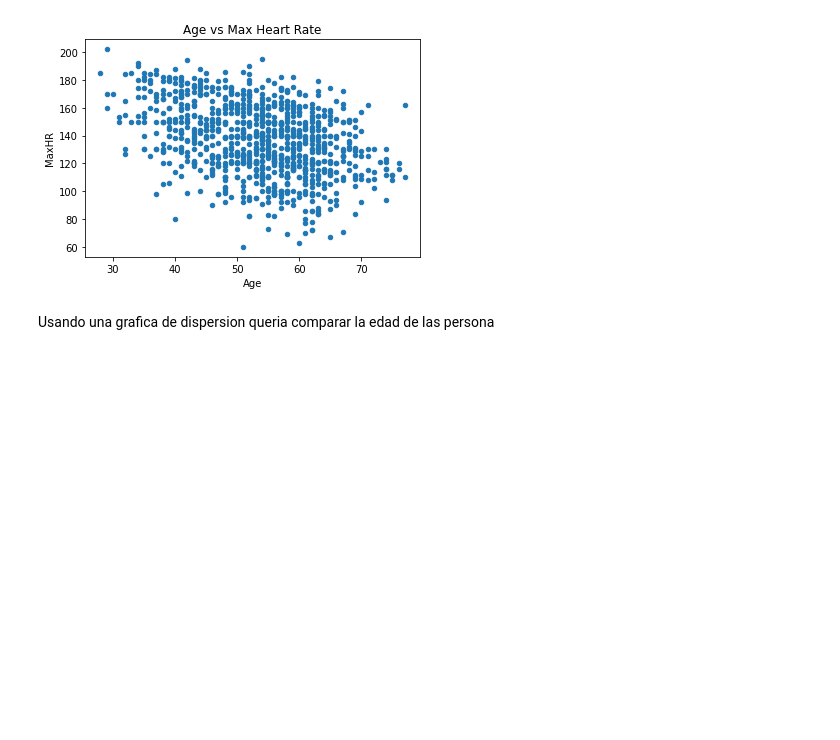
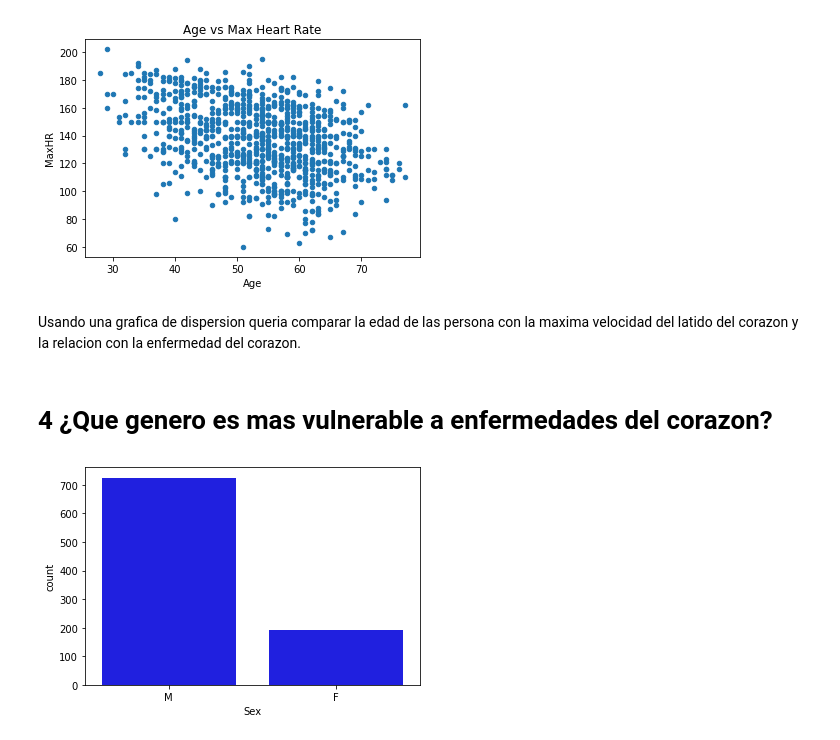
Before and after one commit to alejandrotorre3/AlejandroTorre, a Jupyter notebook: RETO NUEVO.ipynb, the cells around one changed output. Cells and saved outputs as stored; diff of their text form; code cells hidden in the pictures; blank space fills up the shorter version.

```diff
--- a/RETO NUEVO.ipynb
+++ b/RETO NUEVO.ipynb
@@ -121,4 +124,14 @@ plt.show()
 # %% [output]
 [figure]
 # %% [markdown]
-Usando una grafica de dispersion queria comparar la edad de las persona
+Usando una grafica de dispersion queria comparar la edad de las persona con la maxima velocidad del latido del corazon y la relacion con la enfermedad del corazon.
+# %% [markdown]
+# 4 ¿Que genero es mas vulnerable a enfermedades del corazon?
+# %%
+sns.countplot(x='Sex',
+              color='blue',
+              data = df
+             )
+plt.show()
+# %% [output]
+[figure, added]
```
Also changed, not shown: parts of 34 cells of this notebook.
